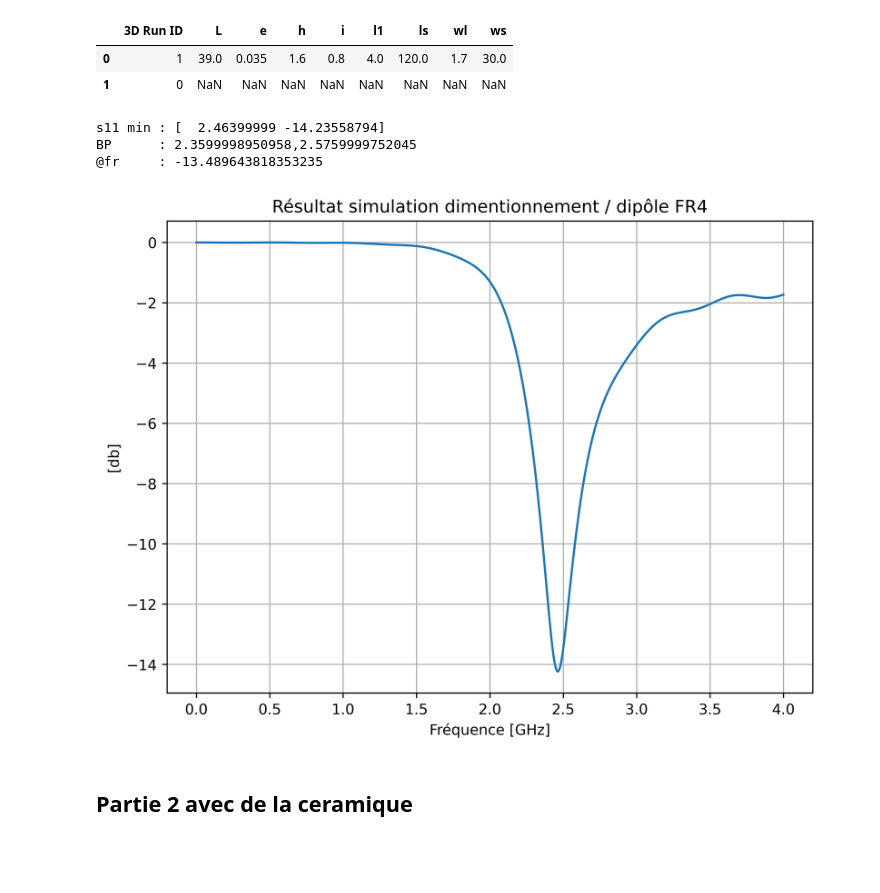
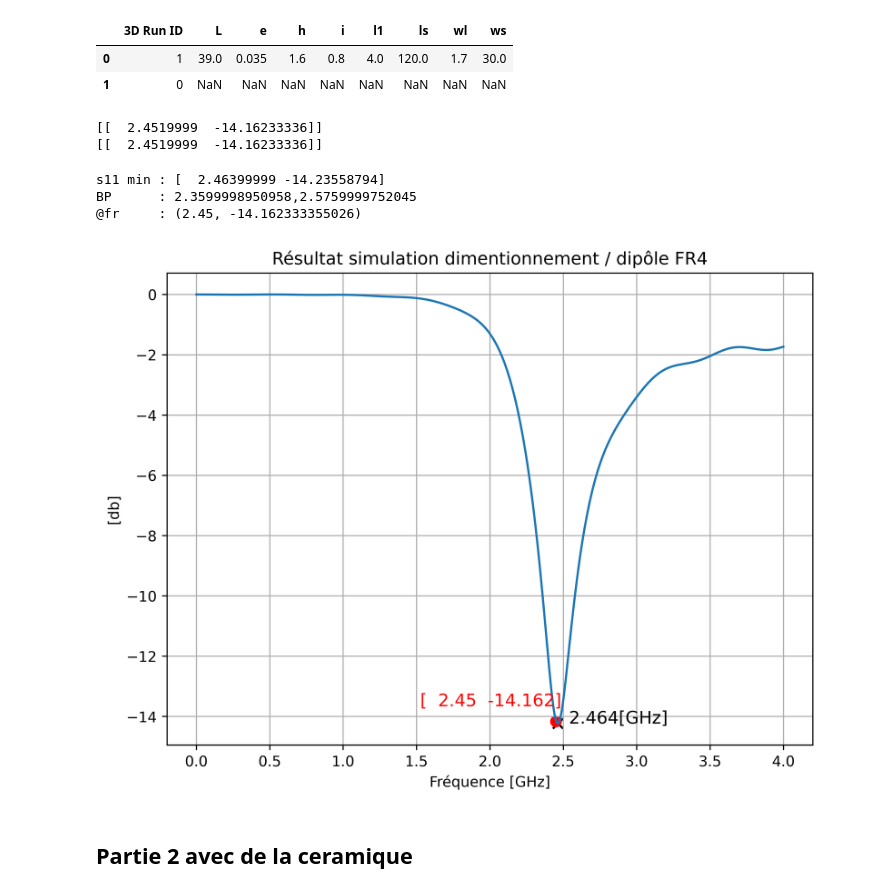
Before and after one commit to quentin-muller/TSMAppElm_Labo02, a Jupyter notebook: Results_dipole/compareResult__v2.ipynb, the cells around one changed output. Cells and saved outputs as stored; diff of their text form; code cells hidden in the pictures; blank space fills up the shorter version.

```diff
--- a/Results_dipole/compareResult__v2.ipynb
+++ b/Results_dipole/compareResult__v2.ipynb
@@ -5,5 +5,7 @@
 import numpy as np
 import pandas as pd
 import matplotlib.pyplot as plt
+
+fres = 2.45
 # %%
 class findParam:
@@ -41,20 +47,31 @@ dataFR4
 | 1 | 0 | NaN | NaN | NaN | NaN | NaN | NaN | NaN | NaN |
 # %%
 S11_fr4 = np.genfromtxt('antenne_FR4_mode1.txt',delimiter='\t',skip_header=1)
+minval = findParam(S11_fr4, fres).findMin()
+resval = findParam(S11_fr4, fres, 0.002).findFreq()
+
+
 plt.figure(figsize=(8, 6), dpi=600)
 plt.plot(S11_fr4[:,0], S11_fr4[:,1])
+plt.scatter(*minval,s=50,marker='x',color='k')
+plt.text(*minval,"  "+str(np.round(minval[0],3))+"[GHz]",fontsize=12)
+
+plt.scatter(*resval,s=50,marker='o',color='r')
+plt.text(resval[0]-1,resval[1]+0.5,"  "+str(np.round(resval,3)),fontsize=12,color='r')
 plt.grid()
 plt.xlabel("Fréquence [GHz]")
 plt.ylabel("[db]")
 plt.title("Résultat simulation dimentionnement / dipôle FR4")
 plt.savefig("../Figures/dipole/dipole_dim_fr4.png")
 
-findParam(S11_fr4, 2.45)
+findParam(S11_fr4, fres,0.002)
 # %% [output]
-s11 min : [  2.46399999 -14.23558794]
-BP      : 2.3599998950958,2.5759999752045
-@fr     : -13.489643818353235
+[[  2.4519999  -14.16233336]]
+[[  2.4519999  -14.16233336]]
+s11 min : [  2.46399999 -14.23558794]
+BP      : 2.3599998950958,2.5759999752045
+@fr     : (2.45, -14.162333355026)
-[figure, old version]
+[figure, new version]
 # %% [markdown]
 ## Partie 2 avec de la ceramique
 # %%
```
Also changed, not shown: parts of 2 cells of this notebook, 15 other files.
